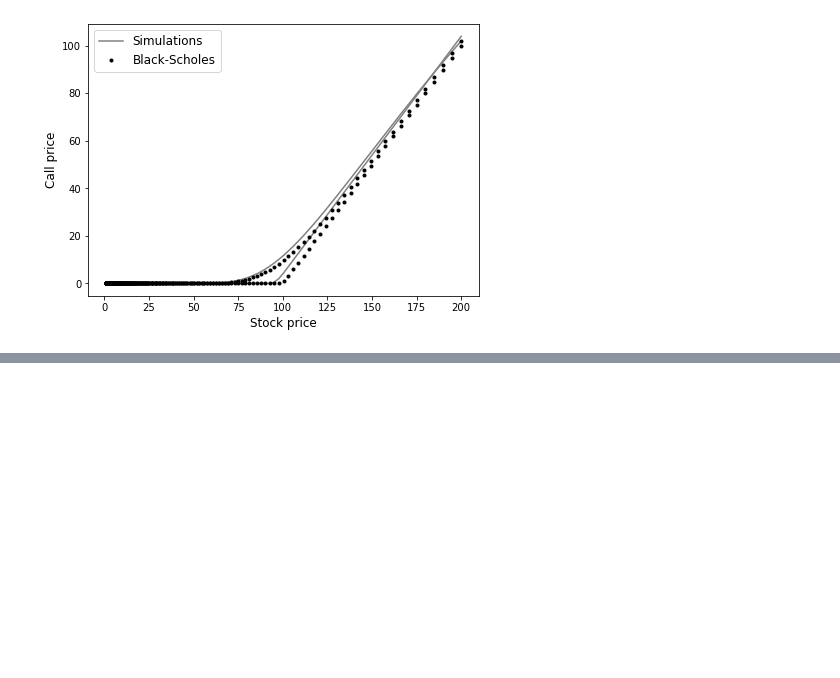
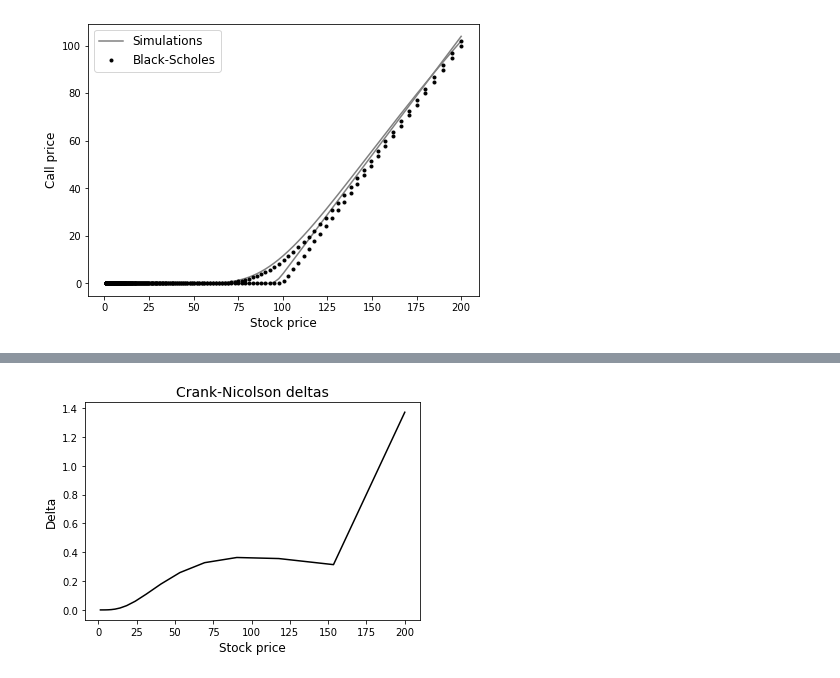
Before and after one commit to WillemJan9519/SPFDM3, a Jupyter notebook: SPFDM 3.ipynb, the cells around one changed output, grey strips where cells are left out. Saved outputs shown, nothing was run; the diff lists cells and outputs as text; code cells hidden in the pictures; blank space fills up the shorter version.

Commit message:
Added delta calculation

```diff
--- a/SPFDM 3.ipynb
+++ b/SPFDM 3.ipynb
@@ -131,0 +132,13 @@ plt.title('Crank-Nicolson scheme',fontsize=14);
+# %%
+def delta_CN():
+    delta_y = np.diff(V)
+    delta_x = np.diff(S)
+    delta = delta_y / delta_x
+    plt.plot(S[:-1]+np.diff(S),delta,color='black')
+    plt.xlabel('Stock price',fontsize=12)
+    plt.ylabel('Delta',fontsize=12)
+    # plt.axis([0,np.exp(x_max),0,V[0]])
+    plt.title('Crank-Nicolson deltas',fontsize=14);
+delta_CN()
+# %% [output]
+[figure, added]
```
Also changed, not shown: parts of 1 cell of this notebook.
